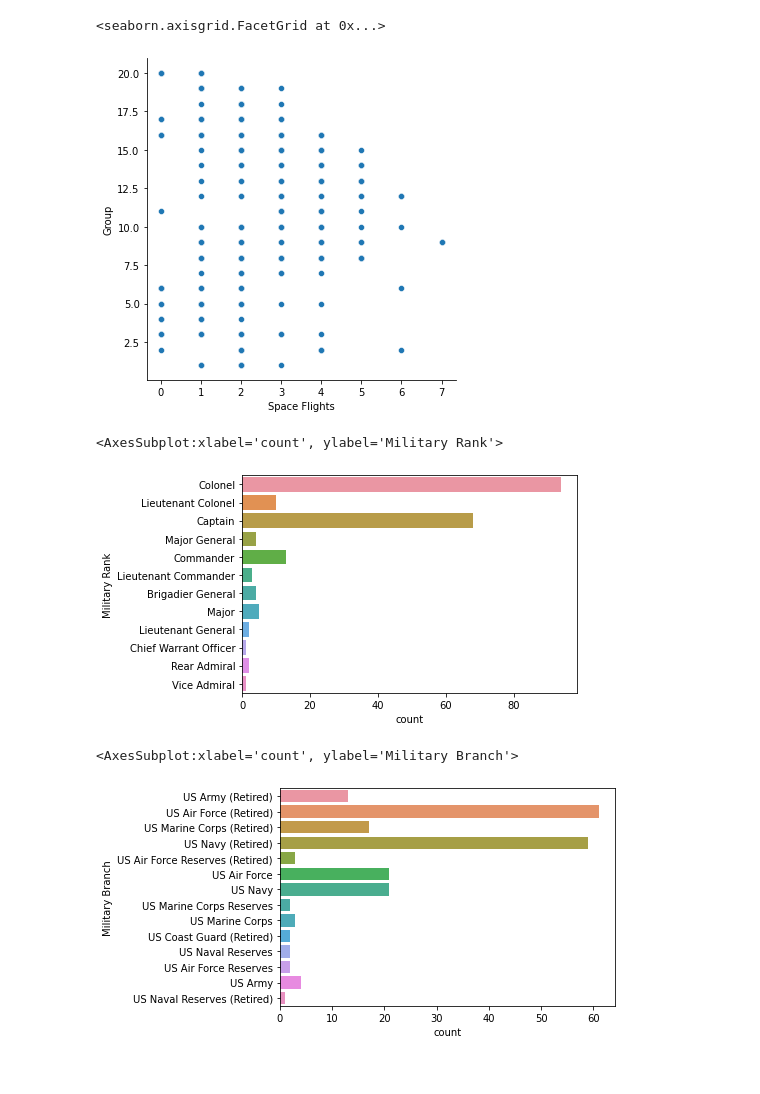
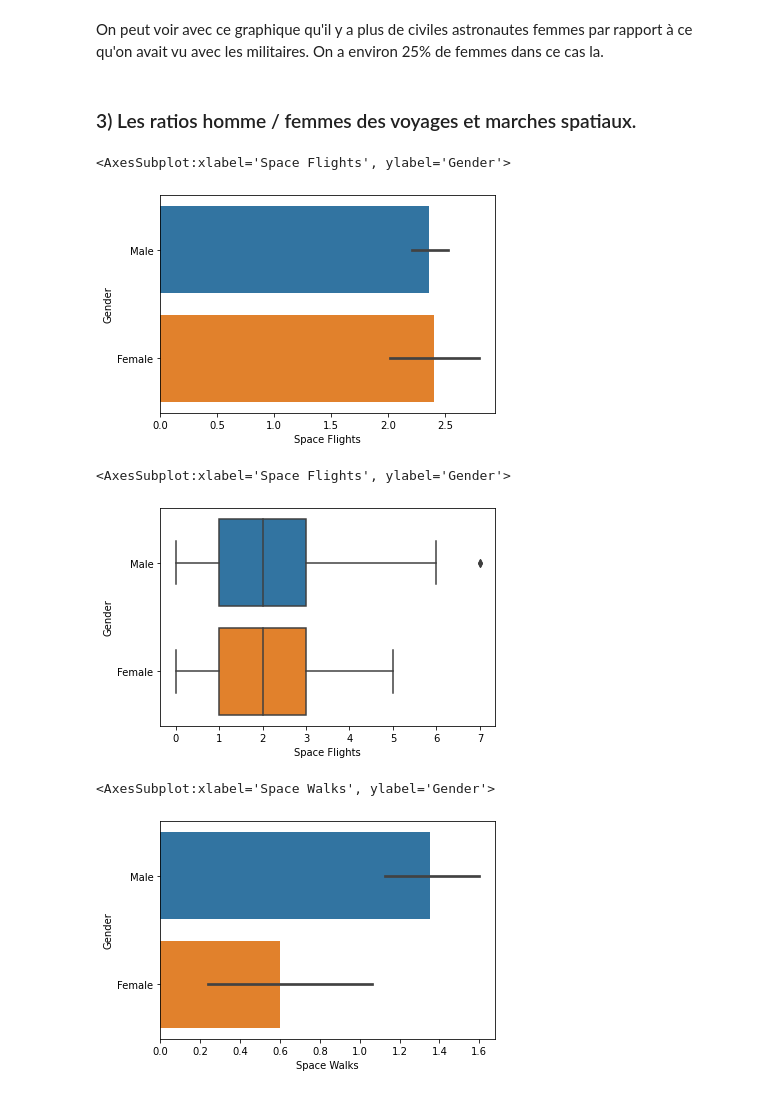
Before and after one commit to noroyEtienne/Python_EDA, a Jupyter notebook: Astronauts_exercice_facultatif/astronauts.ipynb, the cells around one changed output. Cells and saved outputs as stored; diff of their text form; code cells hidden in the pictures.

```diff
--- a/Astronauts_exercice_facultatif/astronauts.ipynb
+++ b/Astronauts_exercice_facultatif/astronauts.ipynb
@@ -26,0 +86,4 @@ memory usage: 53.1+ KB
+# %%
+## Les astronautes qui non aucun grade militaire.
+astronauts["Military Rank"] = astronauts["Military Rank"].fillna("Civil")
+sns.countplot(y="Military Rank", data = astronauts.where(astronauts["Military Rank"] == "Civil"), hue= astronauts["Gender"])
@@ -27,15 +93,19 @@ memory usage: 53.1+ KB
+# %% [markdown]
+On peut voir avec ce graphique qu'il y a plus de civiles astronautes femmes par rapport à ce qu'on avait vu avec les militaires. On a environ 25% de femmes dans ce cas la.
+# %% [markdown]
+### 3) Les ratios homme / femmes des voyages et marches spatiaux.
 # %%
-sns.relplot(x="Space Flights", y="Group", data=astronauts)
+sns.barplot(x="Space Flights", y="Gender", data=astronauts)
 # %% [output]
-<seaborn.axisgrid.FacetGrid at 0x...>
+<AxesSubplot:xlabel='Space Flights', ylabel='Gender'>
-[figure, old version]
+[figure, new version]
 # %%
-sns.countplot(y="Military Rank", data=astronauts)
+sns.boxplot(x="Space Flights", y="Gender", data=astronauts)
 # %% [output]
-<AxesSubplot:xlabel='count', ylabel='Military Rank'>
+<AxesSubplot:xlabel='Space Flights', ylabel='Gender'>
-[figure, old version]
+[figure, new version]
 # %%
-sns.countplot(y="Military Branch", data=astronauts)
+sns.barplot(x="Space Walks", y="Gender", data=astronauts)
 # %% [output]
-<AxesSubplot:xlabel='count', ylabel='Military Branch'>
+<AxesSubplot:xlabel='Space Walks', ylabel='Gender'>
-[figure, old version]
+[figure, new version]
```
Also changed, not shown: parts of 15 cells of this notebook.
